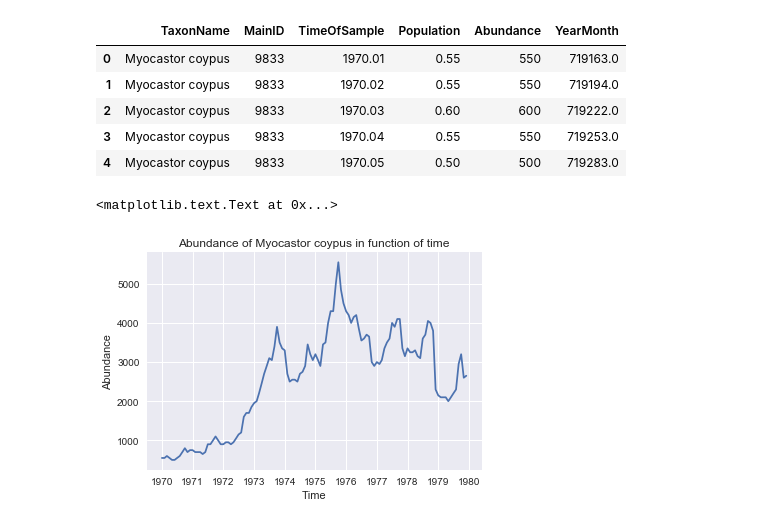
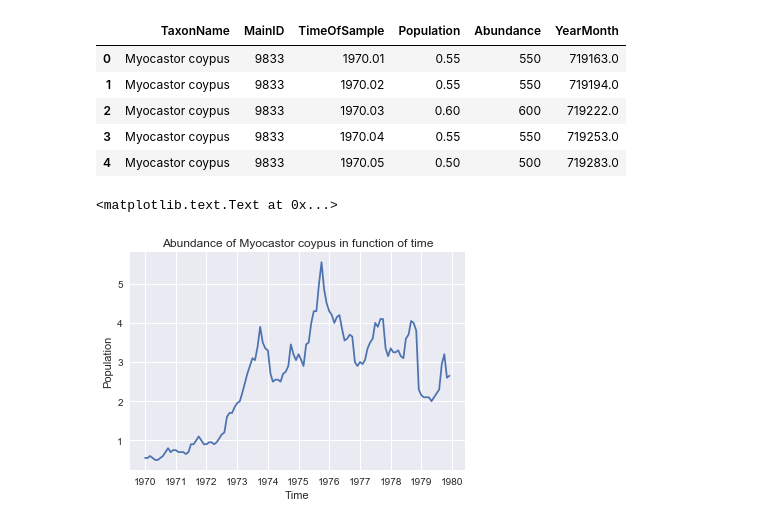
Before and after one commit to NicolasSchreuder/AdPMCMC_project, a Jupyter notebook: scripts/main.ipynb, the cells around one changed output. Drawn from its saved outputs; the diff is of its cells as text; code cells hidden in the pictures.

```diff
--- a/scripts/main.ipynb
+++ b/scripts/main.ipynb
@@ -164,10 +154,10 @@ df.head()
 | 3 | Myocastor coypus | 9833 | 1970.04 | 0.55 | 550 | 719253.0 |
 | 4 | Myocastor coypus | 9833 | 1970.05 | 0.50 | 500 | 719283.0 |
 # %%
-plt.plot_date(df["YearMonth"],df["Abundance"], '-')
+plt.plot_date(df["YearMonth"],df["Population"], '-')
 plt.title('Abundance of Myocastor coypus in function of time')
 plt.xlabel('Time')
-plt.ylabel('Abundance')
+plt.ylabel('Population')
 # %% [output]
 <matplotlib.text.Text at 0x...>
-[figure, old version]
+[figure, new version]
```
Also changed, not shown: parts of 13 cells of this notebook, 4 other files.
